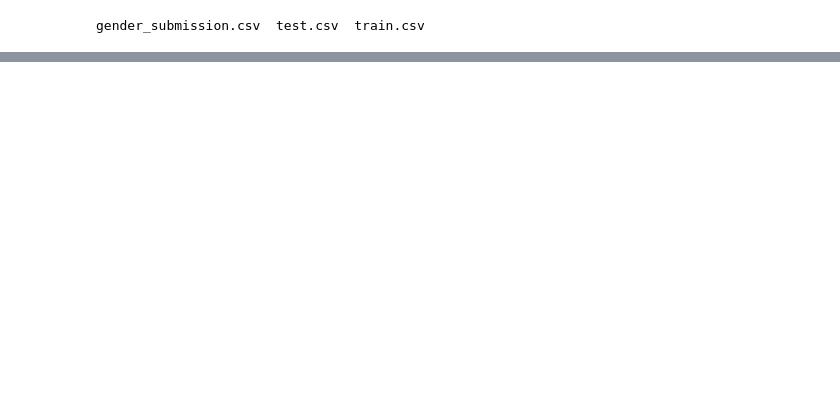
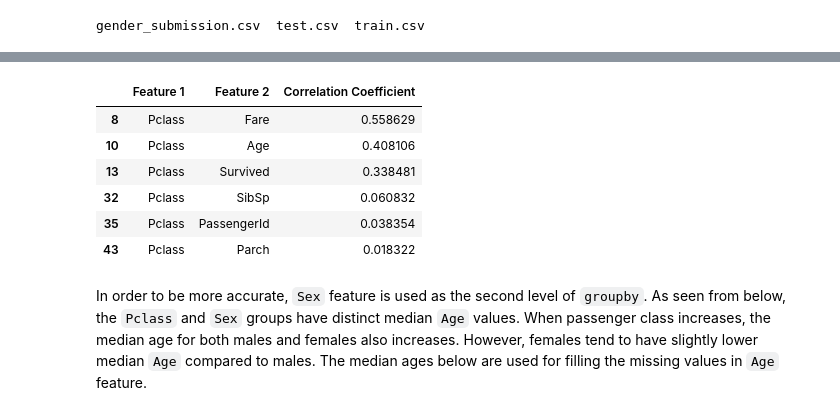
Before and after one commit to LucasRicciardi/kaggle, a Jupyter notebook: titanic/titanic.ipynb, the cells around one changed output, grey strips where cells are left out. Drawn from its saved outputs; the diff is of its cells as text; code cells hidden in the pictures; blank space fills up the shorter version.

```diff
--- a/titanic/titanic.ipynb
+++ b/titanic/titanic.ipynb
@@ -35,0 +154,23 @@ survived.describe()
+# %%
+options = {
+    'kind': 'quicksort',
+    'ascending': False
+}
+
+df_all_corr = df_all.corr().abs().unstack().sort_values(**options).reset_index().rename(columns={
+    'level_0': 'Feature 1',
+    'level_1': 'Feature 2',
+    0: 'Correlation Coefficient',
+})
+
+df_all_corr[ df_all_corr['Feature 1'] == 'Pclass' ][1:]
+# %% [output]
+|  | Feature 1 | Feature 2 | Correlation Coefficient |
+| 8 | Pclass | Fare | 0.558629 |
+| 10 | Pclass | Age | 0.408106 |
+| 13 | Pclass | Survived | 0.338481 |
+| 32 | Pclass | SibSp | 0.060832 |
+| 35 | Pclass | PassengerId | 0.038354 |
+| 43 | Pclass | Parch | 0.018322 |
+# %% [markdown]
+In order to be more accurate, `Sex` feature is used as the second level of `groupby`. As seen from below, the `Pclass` and `Sex` groups have distinct median `Age` values. When passenger class increases, the median age for both males and females also increases. However, females tend to have slightly lower median `Age` compared to males. The median ages below are used for filling the missing values in `Age` feature.
```
Also changed, not shown: parts of 25 cells of this notebook, 3 other files.
